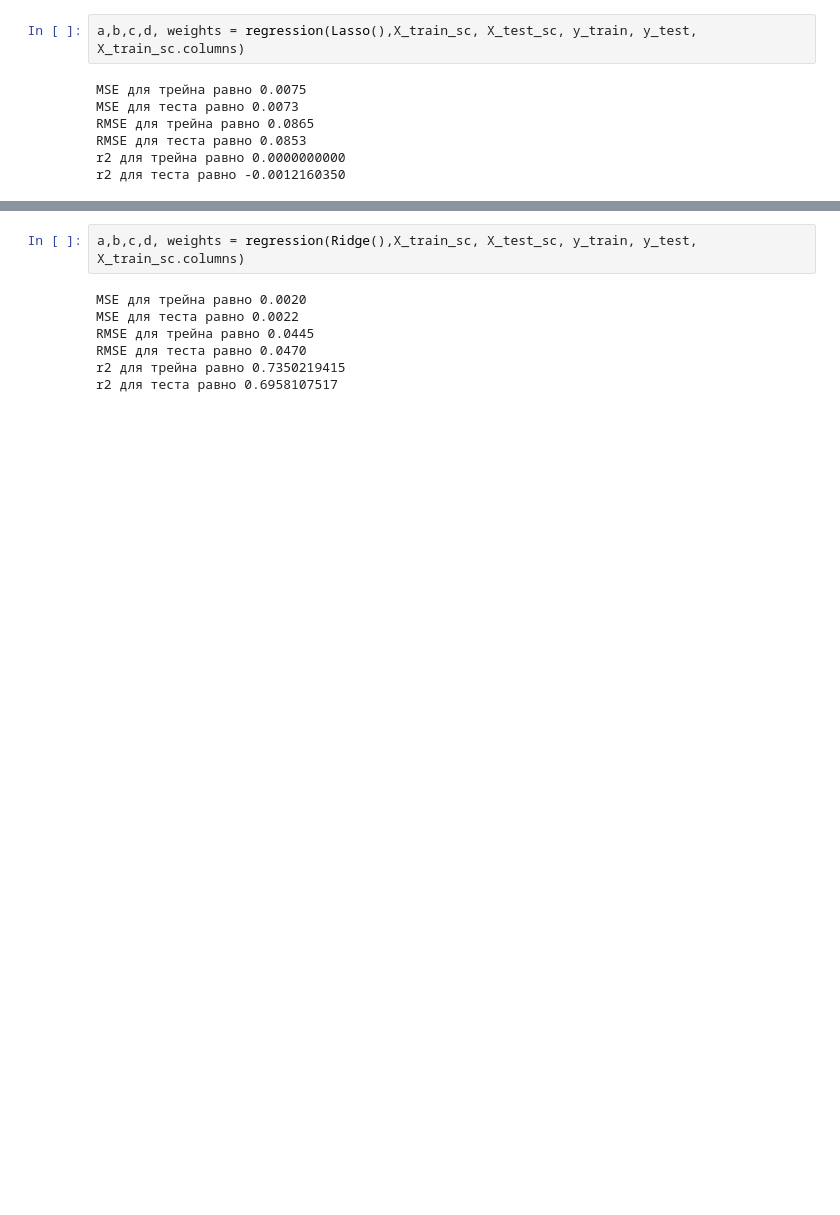
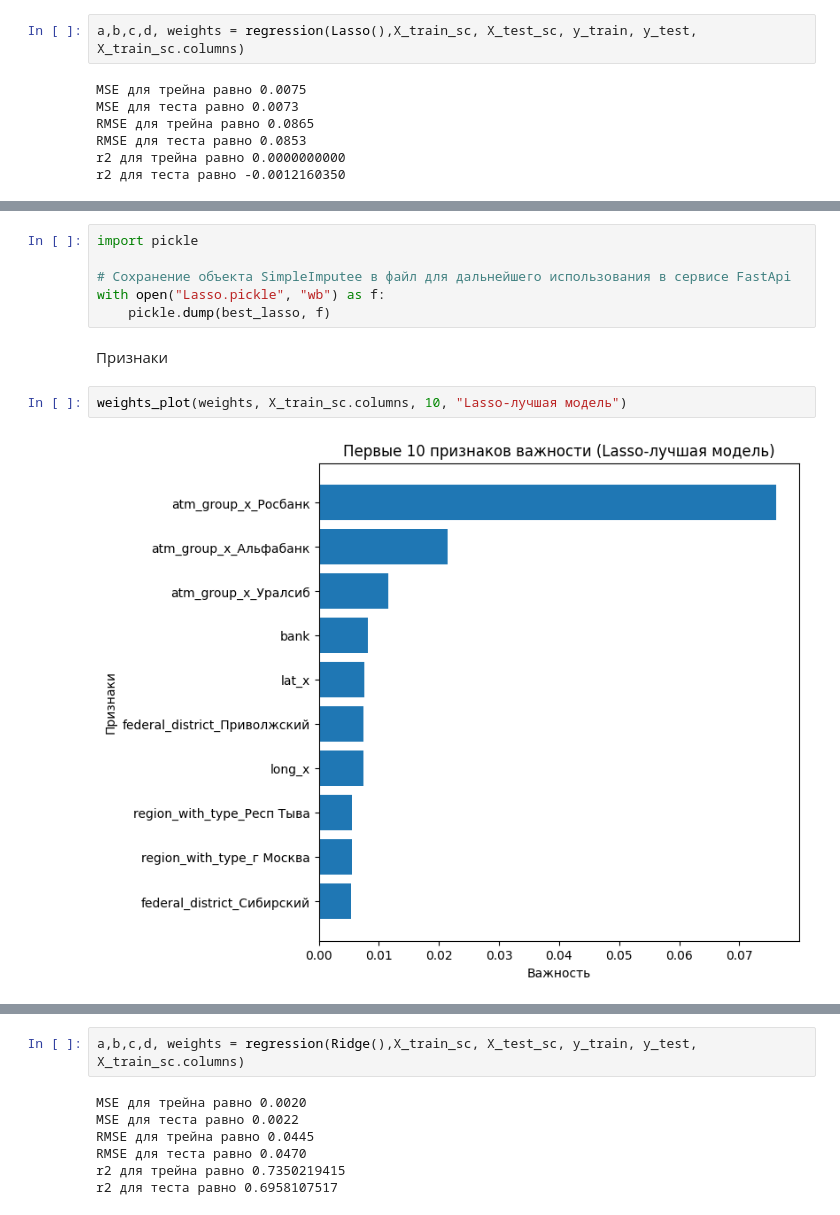
Before and after one commit to SeVlVershinin/atm-project, a Jupyter notebook: prediction_model/prediction_model.ipynb, the cells around one changed output, grey strips where cells are left out. Drawn from its saved outputs; the diff is of its cells as text; blank space fills up the shorter version.

```diff
--- a/prediction_model/prediction_model.ipynb
+++ b/prediction_model/prediction_model.ipynb
@@ -633,0 +662,12 @@ Ridge
+# %%
+import pickle
+
+# Сохранение объекта SimpleImputee в файл для дальнейшего использования в сервисе FastApi
+with open("Lasso.pickle", "wb") as f:
+    pickle.dump(best_lasso, f)
+# %% [markdown]
+Признаки
+# %%
+weights_plot(weights, X_train_sc.columns, 10, "Lasso-лучшая модель")
+# %% [output]
+[figure, added]
```
Also changed, not shown: parts of 127 cells of this notebook.
